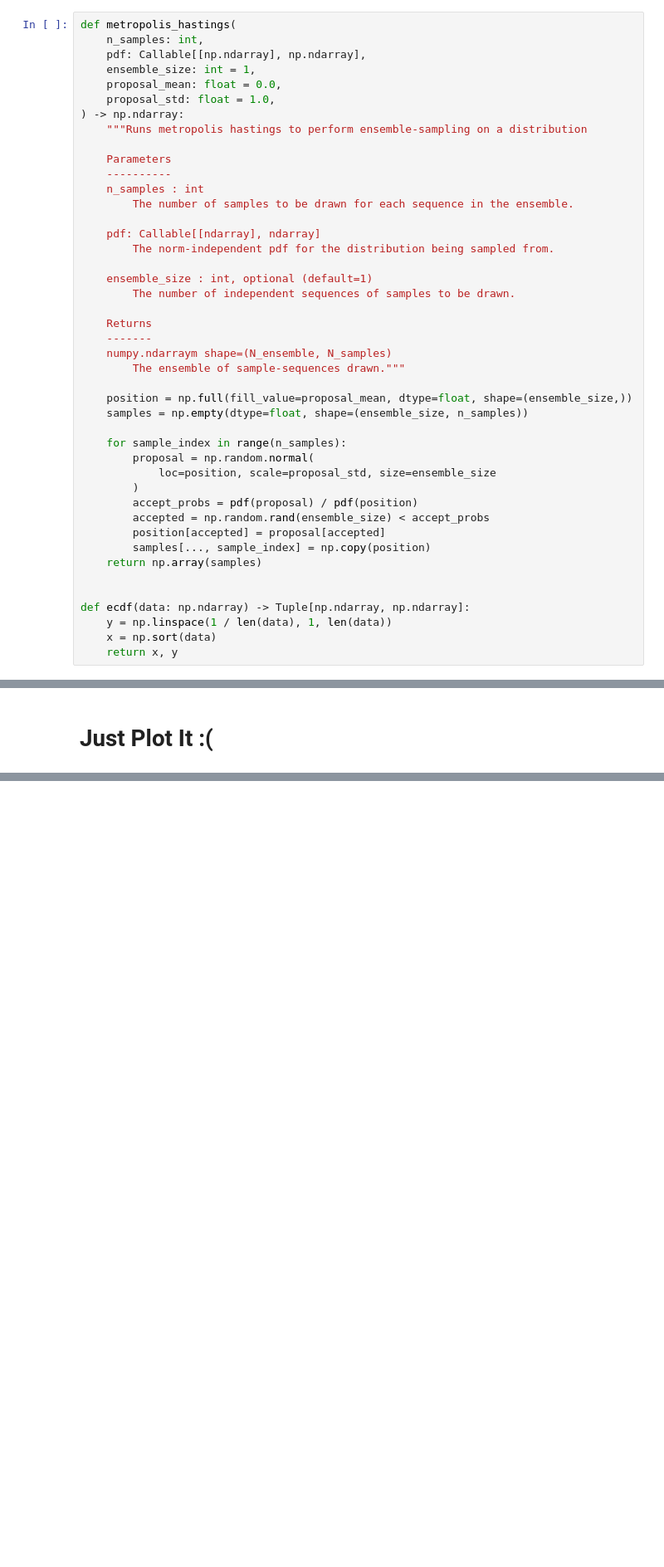
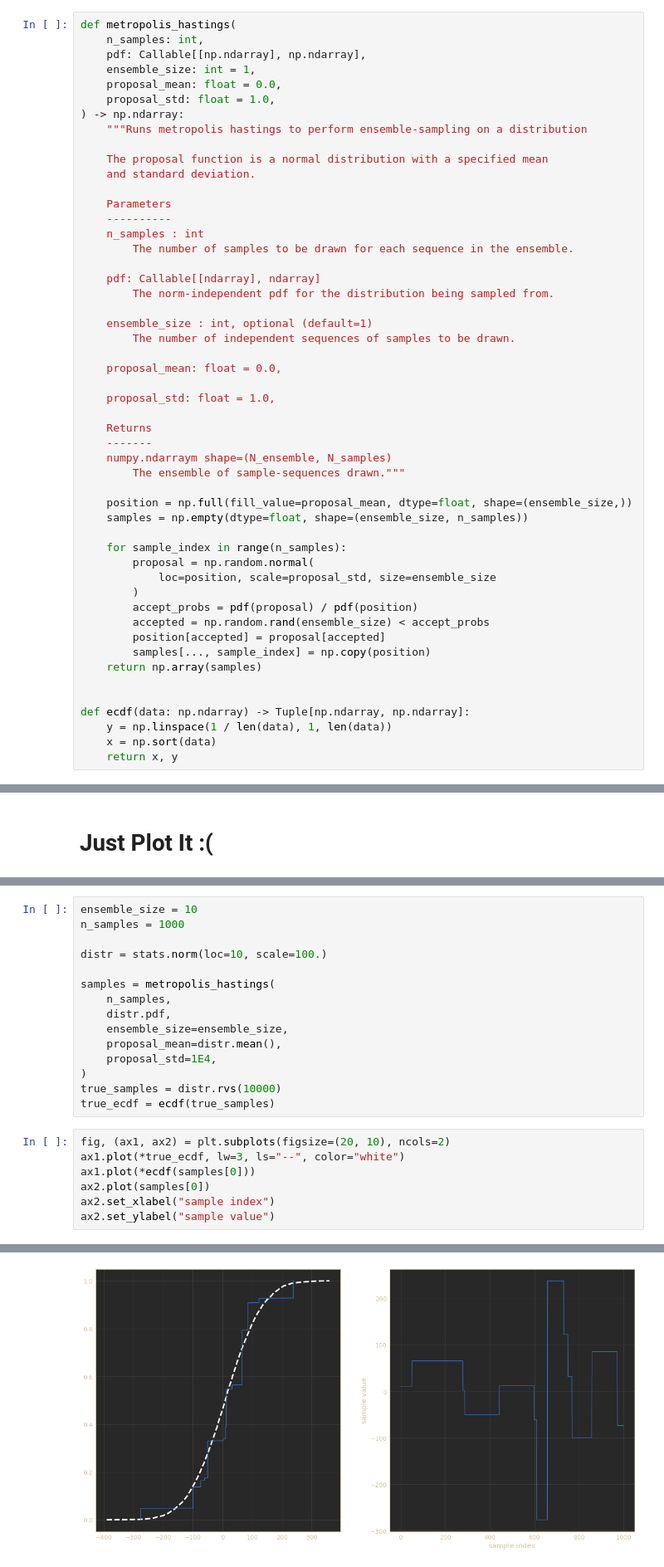
Before and after one commit to rsokl/bayesian-model-evaluation, a Jupyter notebook: Metropolis_Hastings.ipynb, the cells around one changed output, grey strips where cells are left out. Shown: that part at 83% size. Saved outputs shown, nothing was run; the diff lists cells and outputs as text; blank space fills up the shorter version.

```diff
--- a/Metropolis_Hastings.ipynb
+++ b/Metropolis_Hastings.ipynb
@@ -22,6 +22,9 @@ def metropolis_hastings(
     proposal_std: float = 1.0,
 ) -> np.ndarray:
     """Runs metropolis hastings to perform ensemble-sampling on a distribution
+
+    The proposal function is a normal distribution with a specified mean
+    and standard deviation.
 
     Parameters
     ----------
@@ -33,6 +36,10 @@ def metropolis_hastings(
 
     ensemble_size : int, optional (default=1)
         The number of independent sequences of samples to be drawn.
+
+    proposal_mean: float = 0.0,
+
+    proposal_std: float = 1.0,
 
     Returns
     -------
@@ -106,0 +121,23 @@ for run in samples:
+# %%
+ensemble_size = 10
+n_samples = 1000
+
+distr = stats.norm(loc=10, scale=100.)
+
+samples = metropolis_hastings(
+    n_samples,
+    distr.pdf,
+    ensemble_size=ensemble_size,
+    proposal_mean=distr.mean(),
+    proposal_std=1E4,
+)
+true_samples = distr.rvs(10000)
+true_ecdf = ecdf(true_samples)
+# %%
+fig, (ax1, ax2) = plt.subplots(figsize=(20, 10), ncols=2)
+ax1.plot(*true_ecdf, lw=3, ls="--", color="white")
+ax1.plot(*ecdf(samples[0]))
+ax2.plot(samples[0])
+ax2.set_xlabel("sample index")
+ax2.set_ylabel("sample value")
+# %% [output]
@@ -106,0 +145 @@ for run in samples:
+[figure, added]
```
Also changed, not shown: parts of 3 cells of this notebook, 1 other file.
